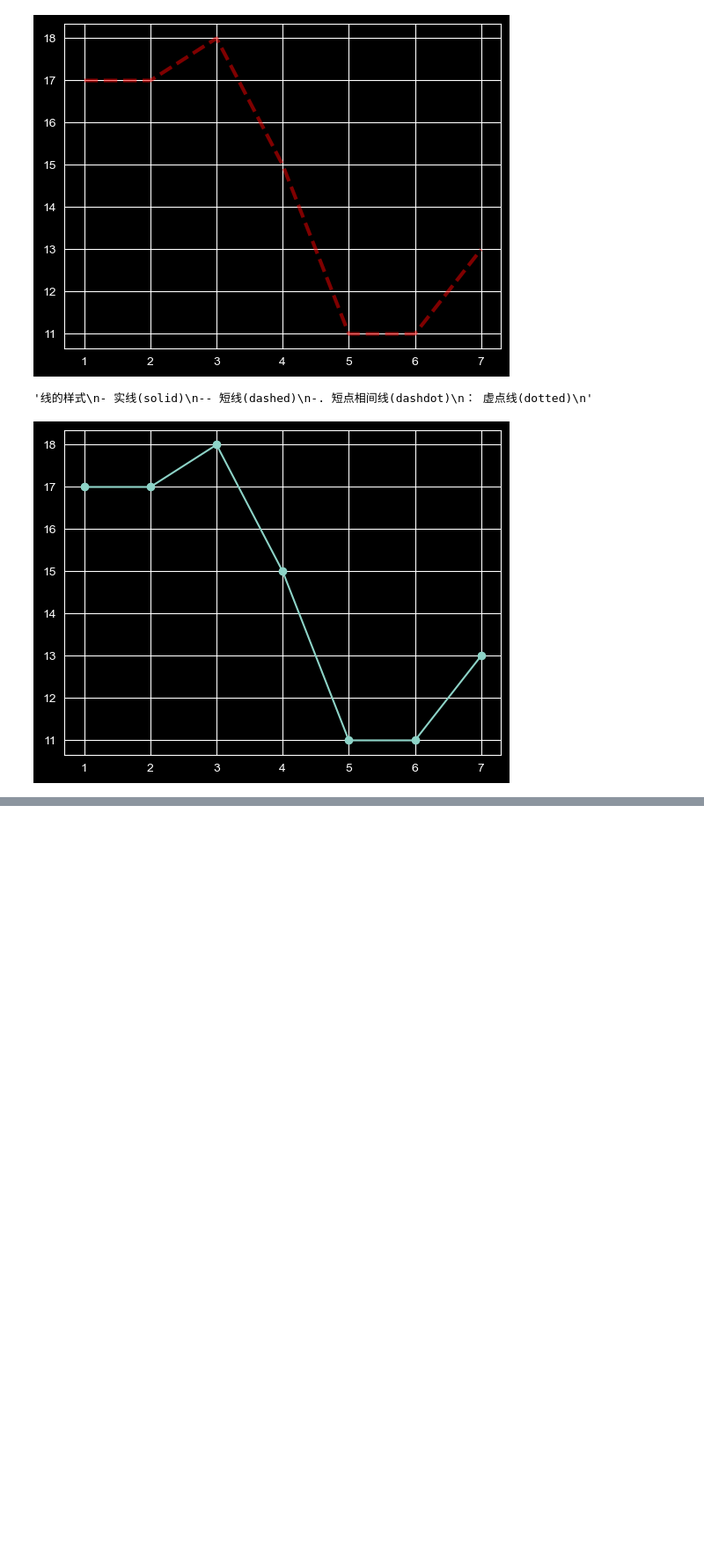
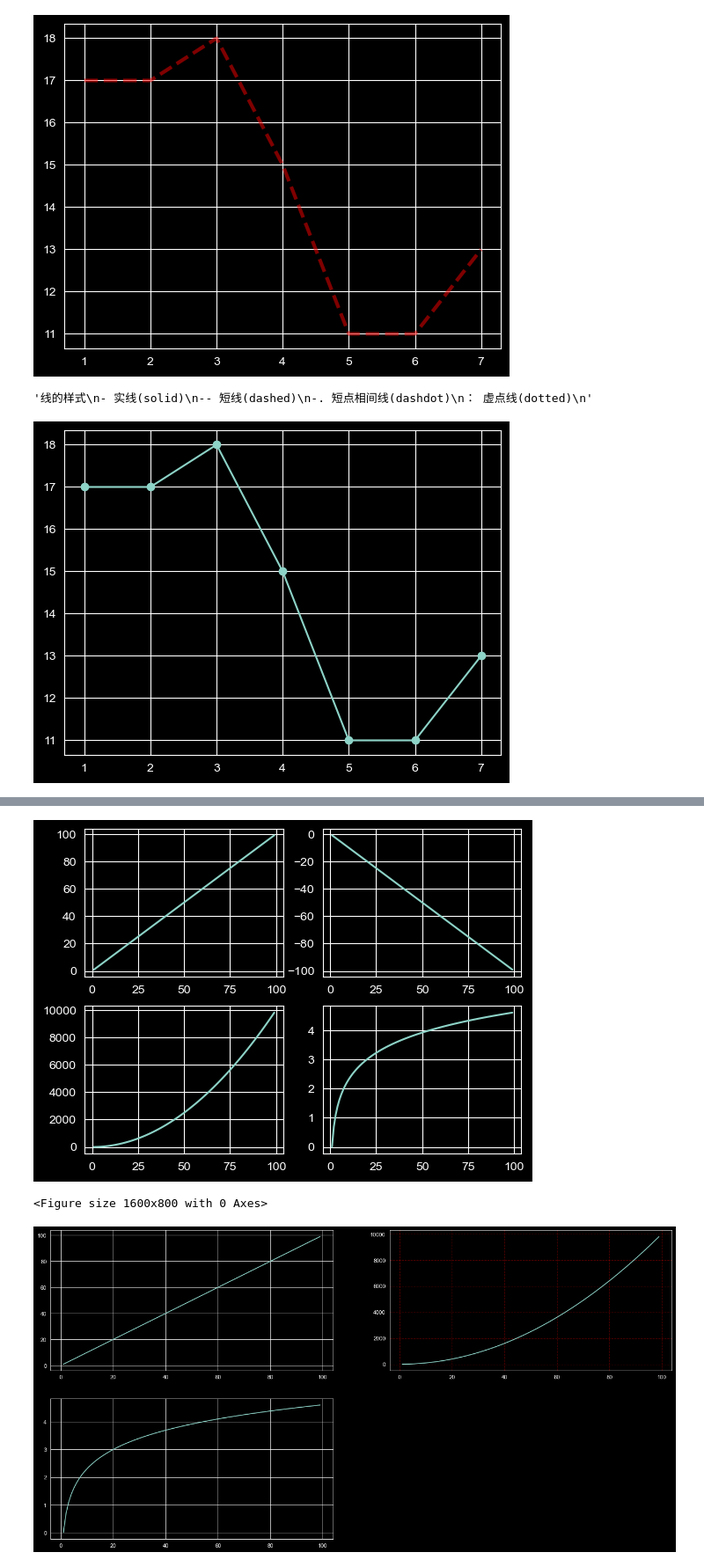
Before and after one commit to Madeleg/pylaern, a Jupyter notebook: day11/matplotlib学习.ipynb, the cells around one changed output, grey strips where cells are left out. Shown at 88% size. Cells and saved outputs as stored; diff of their text form; code cells hidden in the pictures; blank space fills up the shorter version.

```diff
--- a/day11/matplotlib学习.ipynb
+++ b/day11/matplotlib学习.ipynb
@@ -79,0 +150,73 @@ plt.show()
+# %%
+import matplotlib.pyplot as plt
+import numpy as np
+
+# 生成 x 数据：1 到 99
+x = np.arange(1, 100)
+
+# 创建 2×2 的子图布局
+# fig 是整个画布 Figure
+# axes 是 2×2 的 Axes 对象数组（二维数组）
+fig, axes = plt.subplots(2, 2)
+
+# 取出四个子图对象
+ax1 = axes[0, 0]   # 第一行第一列
+ax2 = axes[0, 1]   # 第一行第二列
+ax3 = axes[1, 0]   # 第二行第一列
+ax4 = axes[1, 1]   # 第二行第二列
+
+# ❌ 这里是错误写法：重新创建了一个 figure，前面的 axes 会失效
+fig = plt.figure(figsize=(20, 10), dpi=80)
+
+# 在子图 ax1 上画 y=x
+ax1.plot(x, x)
+
+# 在子图 ax2 上画 y=-x
+ax2.plot(x, -x)
+
+# 在子图 ax3 上画 y=x^2
+ax3.plot(x, x**2)
+
+# 给 ax3 加网格（被注释掉了）
+# ax3.grid(color='r', linestyle='--', linewidth=1, alpha=0.3)
+
+# 在子图 ax4 上画 y=log(x)
+ax4.plot(x, np.log(x))
+
+# 显示图像
+plt.show()
+
+# 导入库
+import numpy as np
+import matplotlib.pyplot as plt
+
+# 生成数据
+x = np.arange(1,100)
+
+# 新建画布 Figure
+fig = plt.figure(figsize=(20,10), dpi=80)
+
+# ================= 子图 1 =================
+# 2 行 2 列 第 1 个子图
+ax1 = fig.add_subplot(2, 2, 1)
+ax1.plot(x, x)   # y = x
+
+# ================= 子图 2 =================
+# 2 行 2 列 第 2 个子图
+ax3 = fig.add_subplot(2, 2, 2)
+ax3.plot(x, x**2)   # y = x^2
+
+# 给子图加网格
+ax3.grid(color='r', linestyle='--', linewidth=1, alpha=0.3)
+
+# ================= 子图 3 =================
+# 2 行 2 列 第 3 个子图
+ax4 = fig.add_subplot(2, 2, 3)
+ax4.plot(x, np.log(x))   # y = log(x)
+
+# 显示
+plt.show()
+# %% [output]
+[figure, added]
+<Figure size 1600x800 with 0 Axes>
+[figure, added]
```
Also changed, not shown: parts of 4 cells of this notebook, 3 other files.
